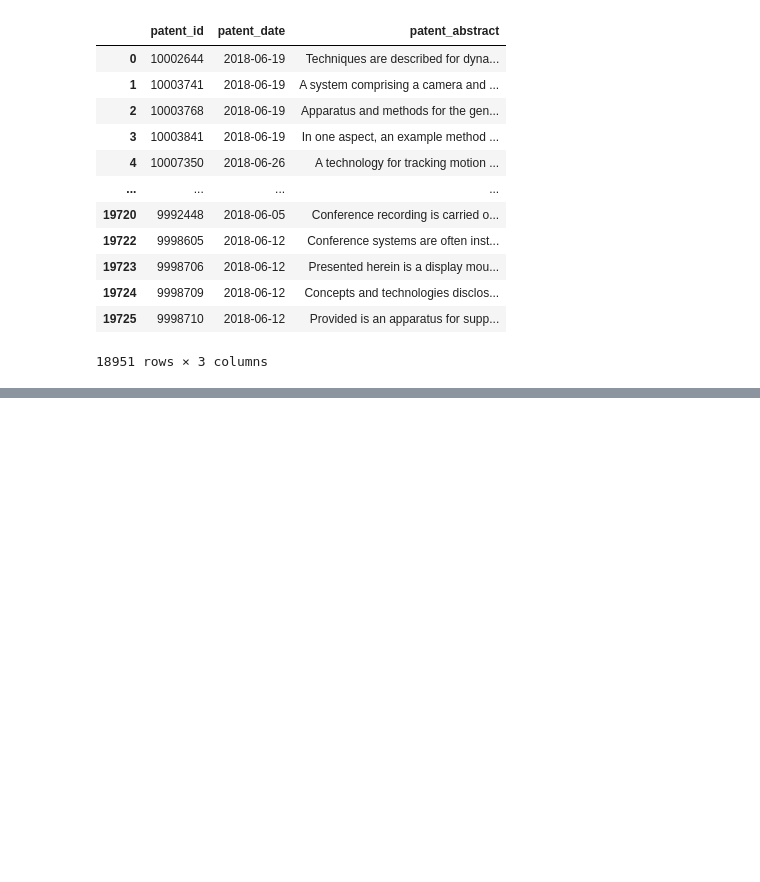
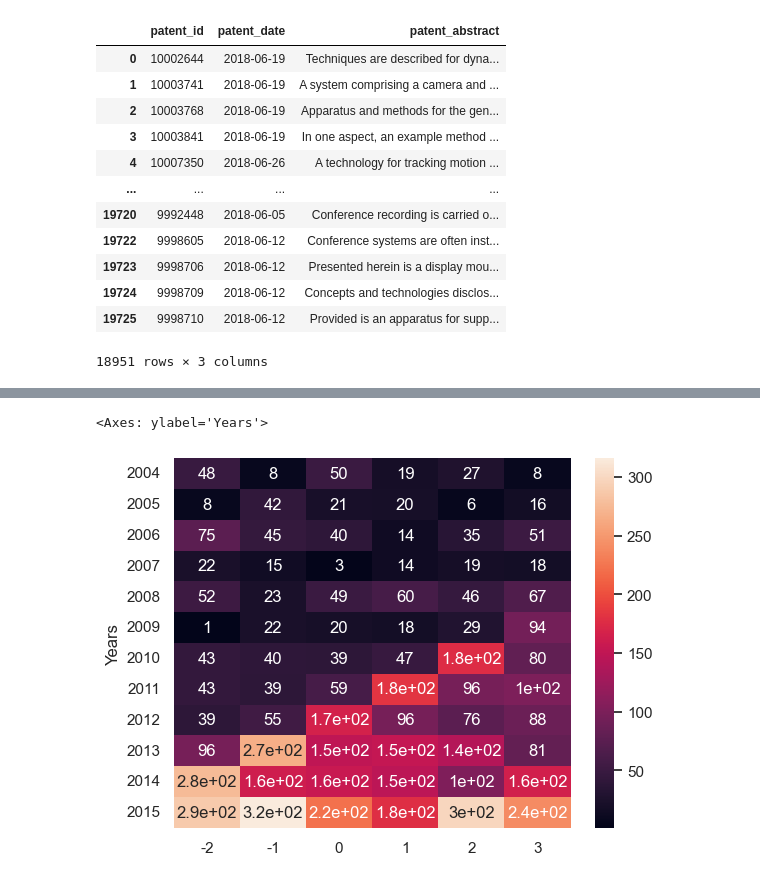
Before and after one commit to emoral435/JupyterPatents, a Jupyter notebook: JobEmbeddings/Job Word Embeddings.ipynb, the cells around one changed output, grey strips where cells are left out. Cells and saved outputs as stored; diff of their text form; code cells hidden in the pictures; blank space fills up the shorter version.

```diff
--- a/JobEmbeddings/Job Word Embeddings.ipynb
+++ b/JobEmbeddings/Job Word Embeddings.ipynb
@@ -313,0 +365,5 @@ cos_count # we are making a dataframe to be able to display and plot our results
+# %%
+sns.heatmap(dvlpr_ratio, annot=True)
+# %% [output]
+<Axes: ylabel='Years'>
+[figure, added]
```
Also changed, not shown: parts of 4 cells of this notebook.
